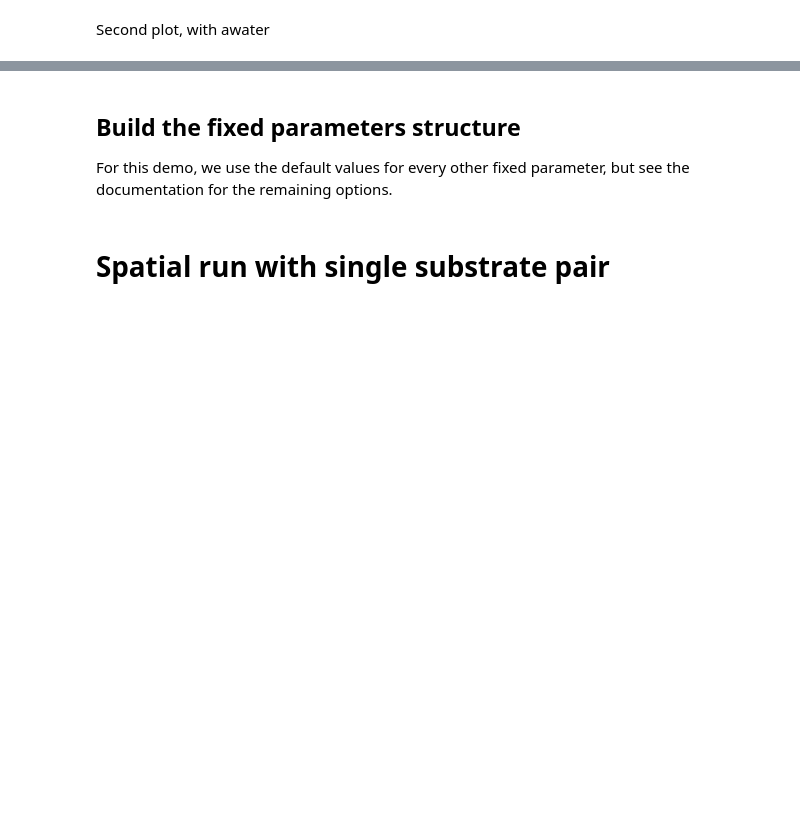
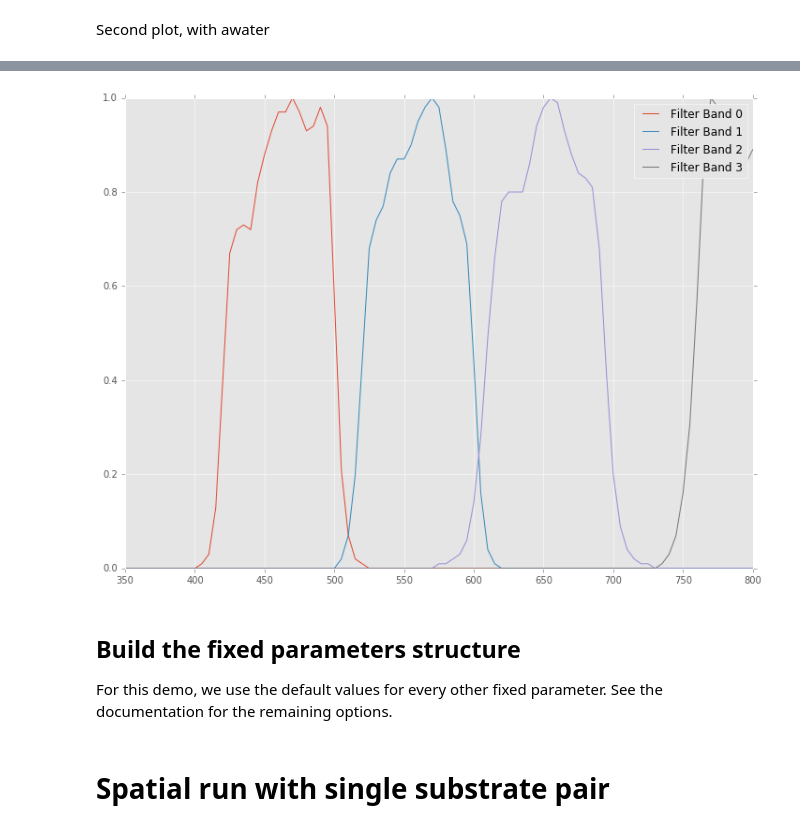
Before and after one commit to obarrilero/sambuca, a Jupyter notebook: reference/notebooks/New Sambuca.ipynb, the cells around one changed output, grey strips where cells are left out. Cells and saved outputs as stored; diff of their text form; code cells hidden in the pictures; blank space fills up the shorter version.

Commit message:
working demo of Sambuca operating on a raster in a notebook

```diff
--- a/reference/notebooks/New Sambuca.ipynb
+++ b/reference/notebooks/New Sambuca.ipynb
@@ -91,7 +91,7 @@ aphy_star_path = join(base_path, 'SIOP/WL08_aphy_1nm.hdr')
 aphy_star_name = 'wl08_aphy_1nm:WL08_aphy_star_mean_correct.csv:C2'
 
 awater_path = join(base_path, 'SIOP/aw_350_900_lw2002_1nm.csv')
-awater_name = 'aw_350_900_lw2002_1nm:0.0204'
+awater_name = 'aw_350_900_lw2002_1nm:a_water'
 
 nedr_path = join(observed_rrs_base_path, 'WL_ALOS_NEDR_0_4bands.hdr')
 # %% [markdown]
@@ -213,0 +236,7 @@ wavelengths =
+# %%
+print('awater: min: {0}  max: {1}'.format(min(awater[0]), max(awater[0])))
+print('aphy_star: min: {0}  max: {1}'.format(min(aphy_star[0]), max(aphy_star[0])))
+print('substrate1: min: {0}  max: {1}'.format(min(substrate1[0]), max(substrate1[0])))
+print('substrate2: min: {0}  max: {1}'.format(min(substrate2[0]), max(substrate2[0])))
+wavelengths = sbc.spectra_find_common_wavelengths(awater, aphy_star, substrate1, substrate2)
+print('Common wavelength range: {0} - {1}'.format(min(wavelengths), max(wavelengths)))
@@ -214,6 +270,15 @@ wavelengths =
+# %%
+filter_mask = (sensor_filter[0] >= wavelengths.min()) & (sensor_filter[0] <= wavelengths.max())
+sensor_filter = sensor_filter[0][filter_mask], sensor_filter[1][:,filter_mask]
+
+plot_items.clear()
+add_sensor_filter_to_plot(sensor_filter)
+show_plot()
+# %% [output]
+[figure, added]
 # %% [markdown]
 ## Build the fixed parameters structure
-For this demo, we use the default values for every other fixed parameter, but see the documentation for the remaining options.
+For this demo, we use the default values for every other fixed parameter. See the documentation for the remaining options.
 # %%
 fixed_parameters = sb.create_fixed_parameter_set(
     wavelengths=wavelengths,
```
Also changed, not shown: parts of 32 cells of this notebook.
